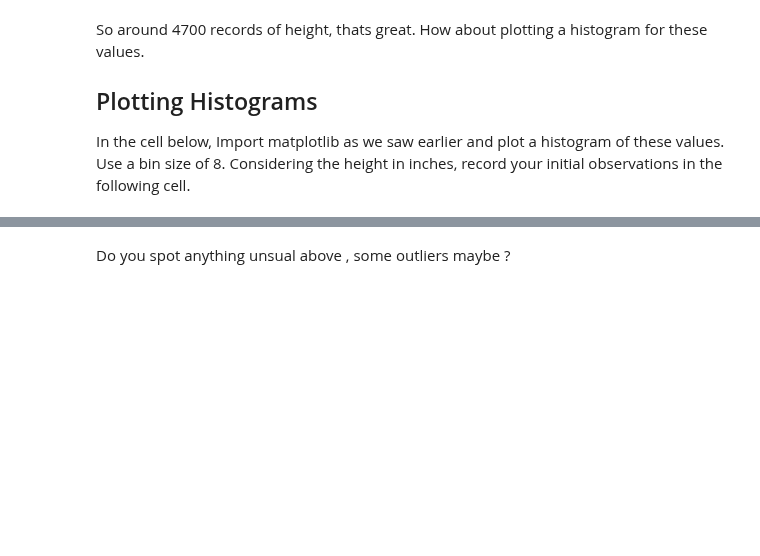
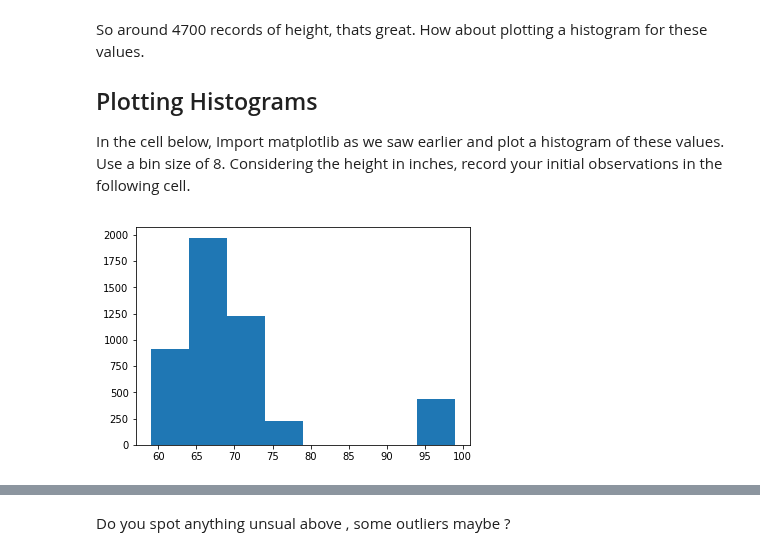
Before and after one commit to learn-co-curriculum/dsc-implementing-statistics-with-functions-lab, a Jupyter notebook: index.ipynb, the cells around one changed output, grey strips where cells are left out. Cells and saved outputs as stored; diff of their text form; code cells hidden in the pictures; blank space fills up the shorter version.

```diff
--- a/index.ipynb
+++ b/index.ipynb
@@ -40,5 +42,11 @@ So around 4700 records of height, thats great. How about plotting a histogram fo
 In the cell below, Import matplotlib as we saw earlier and plot a histogram of these values. Use a bin size of 8. Considering the height in inches, record your initial observations in the following cell.
 # %%
 # Import matplotlib and plot histogram for height data
+height = df.height.values.tolist()
+import matplotlib.pyplot as plt
+plt.hist(height, bins=8)
+plt.show()
+# %% [output]
+[figure, added]
 # %%
 # Expected output below
```
Also changed, not shown: parts of 13 cells of this notebook.
